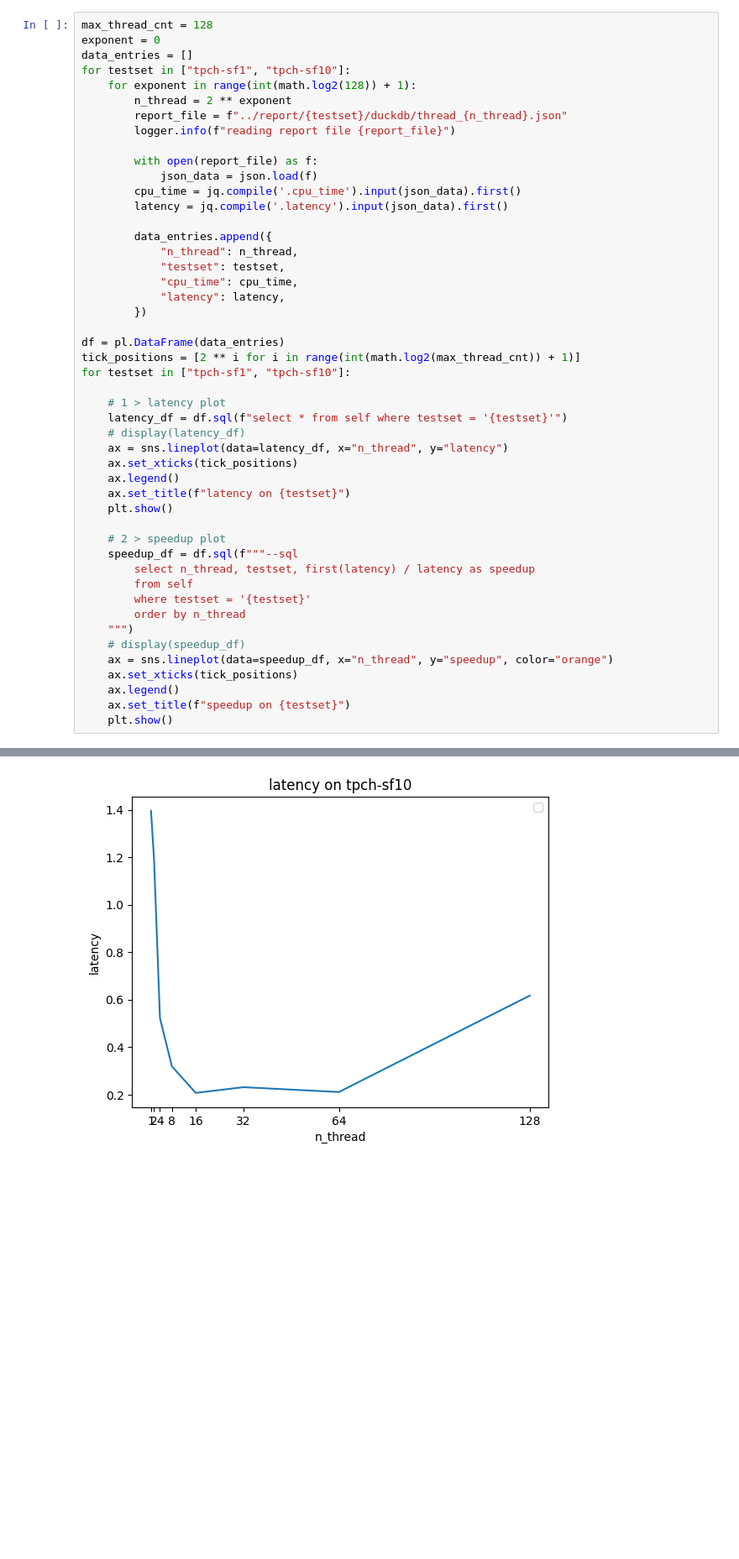
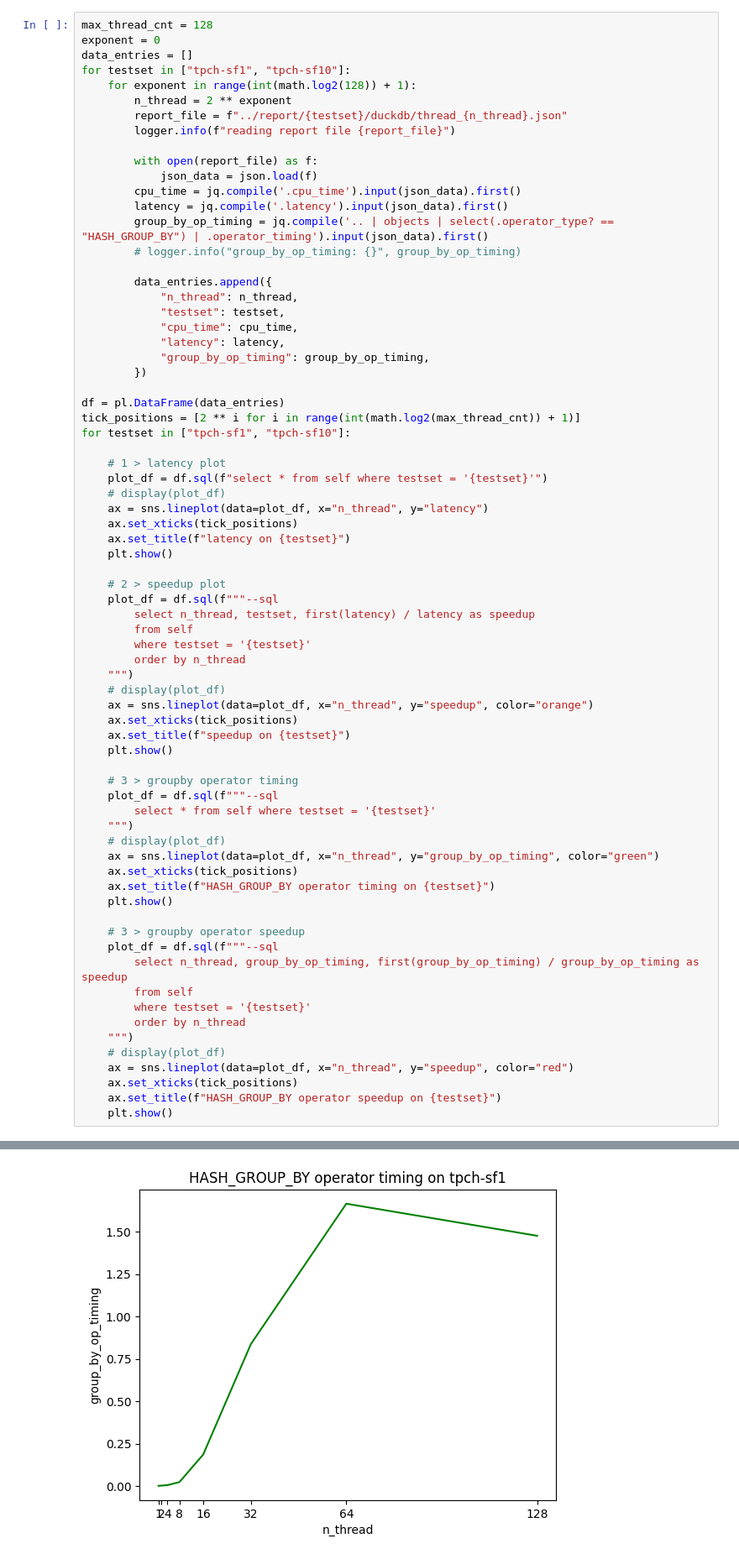
Before and after one commit to haok1402/parallel-groupby, a Jupyter notebook: analysis/plotting.ipynb, the cells around one changed output, grey strips where cells are left out. Shown at 84% size. Saved outputs shown, nothing was run; the diff lists cells and outputs as text; blank space fills up the shorter version.

```diff
--- a/analysis/plotting.ipynb
+++ b/analysis/plotting.ipynb
@@ -23,12 +23,15 @@ for testset in ["tpch-sf1", "tpch-sf10"]:
             json_data = json.load(f)
         cpu_time = jq.compile('.cpu_time').input(json_data).first()
         latency = jq.compile('.latency').input(json_data).first()
+        group_by_op_timing = jq.compile('.. | objects | select(.operator_type? == "HASH_GROUP_BY") | .operator_timing').input(json_data).first()
+        # logger.info("group_by_op_timing: {}", group_by_op_timing)
 
         data_entries.append({
             "n_thread": n_thread,
             "testset": testset,
             "cpu_time": cpu_time,
             "latency": latency,
+            "group_by_op_timing": group_by_op_timing,
         })
 
 df = pl.DataFrame(data_entries)
@@ -36,25 +39,46 @@ tick_positions = [2 ** i for i in range(int(math.log2(max_thread_cnt)) + 1)]
 for testset in ["tpch-sf1", "tpch-sf10"]:
 
     # 1 > latency plot
-    latency_df = df.sql(f"select * from self where testset = '{testset}'")
-    # display(latency_df)
-    ax = sns.lineplot(data=latency_df, x="n_thread", y="latency")
+    plot_df = df.sql(f"select * from self where testset = '{testset}'")
+    # display(plot_df)
+    ax = sns.lineplot(data=plot_df, x="n_thread", y="latency")
     ax.set_xticks(tick_positions)
-    ax.legend()
     ax.set_title(f"latency on {testset}")
     plt.show()
 
     # 2 > speedup plot
-    speedup_df = df.sql(f"""--sql
+    plot_df = df.sql(f"""--sql
         select n_thread, testset, first(latency) / latency as speedup
         from self
         where testset = '{testset}'
         order by n_thread
     """)
-    # display(speedup_df)
-    ax = sns.lineplot(data=speedup_df, x="n_thread", y="speedup", color="orange")
+    # display(plot_df)
+    ax = sns.lineplot(data=plot_df, x="n_thread", y="speedup", color="orange")
     ax.set_xticks(tick_positions)
-    ax.legend()
     ax.set_title(f"speedup on {testset}")
     plt.show()
+
+    # 3 > groupby operator timing
+    plot_df = df.sql(f"""--sql
+        select * from self where testset = '{testset}'
+    """)
+    # display(plot_df)
+    ax = sns.lineplot(data=plot_df, x="n_thread", y="group_by_op_timing", color="green")
+    ax.set_xticks(tick_positions)
+    ax.set_title(f"HASH_GROUP_BY operator timing on {testset}")
+    plt.show()
+
+    # 3 > groupby operator speedup
+    plot_df = df.sql(f"""--sql
+        select n_thread, group_by_op_timing, first(group_by_op_timing) / group_by_op_timing as speedup
+        from self
+        where testset = '{testset}'
+        order by n_thread
+    """)
+    # display(plot_df)
+    ax = sns.lineplot(data=plot_df, x="n_thread", y="speedup", color="red")
+    ax.set_xticks(tick_positions)
+    ax.set_title(f"HASH_GROUP_BY operator speedup on {testset}")
+    plt.show()
 # %% [output]
@@ -79 +103 @@ for testset in ["tpch-sf1", "tpch-sf10"]:
-[figure, old version]
+[figure, new version]
```
Also changed, not shown: parts of 1 cell of this notebook.
